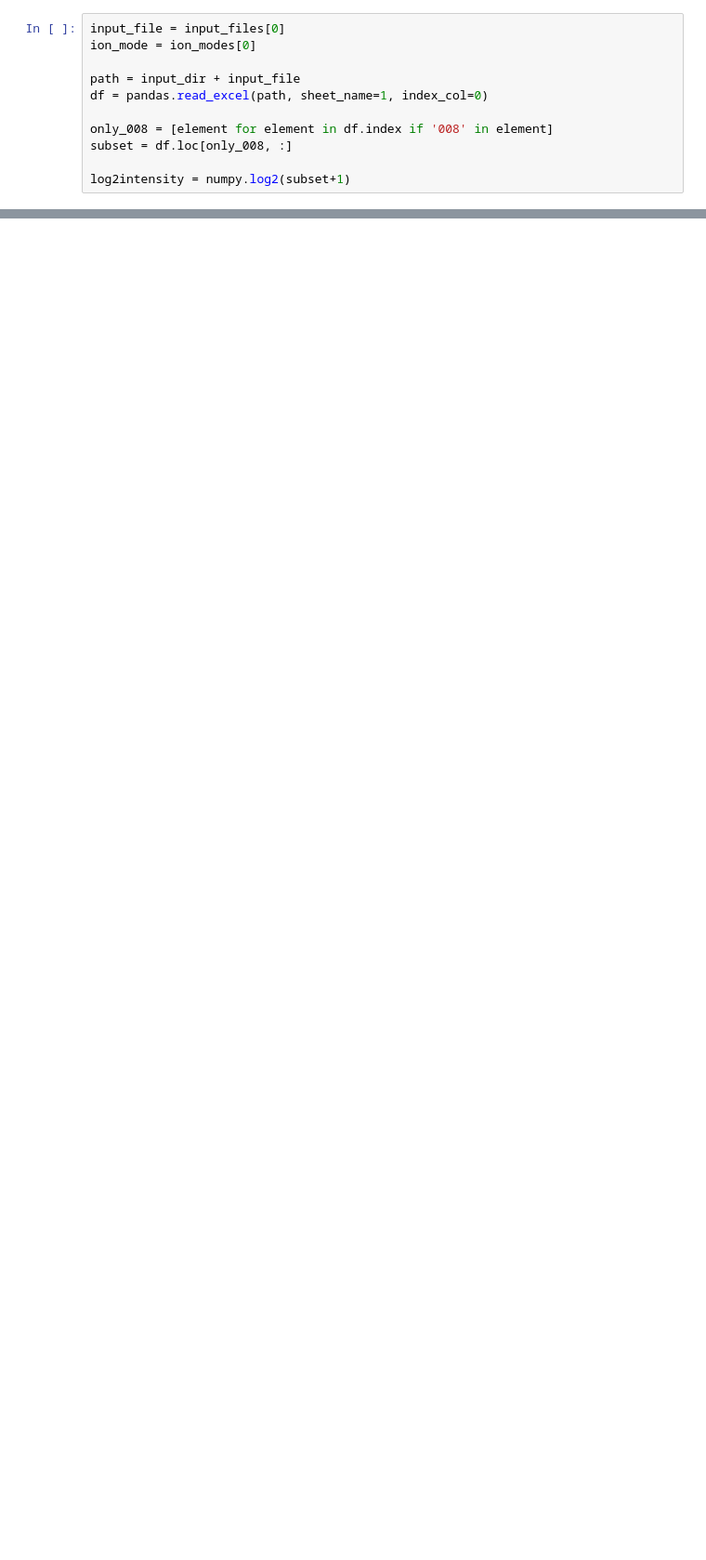
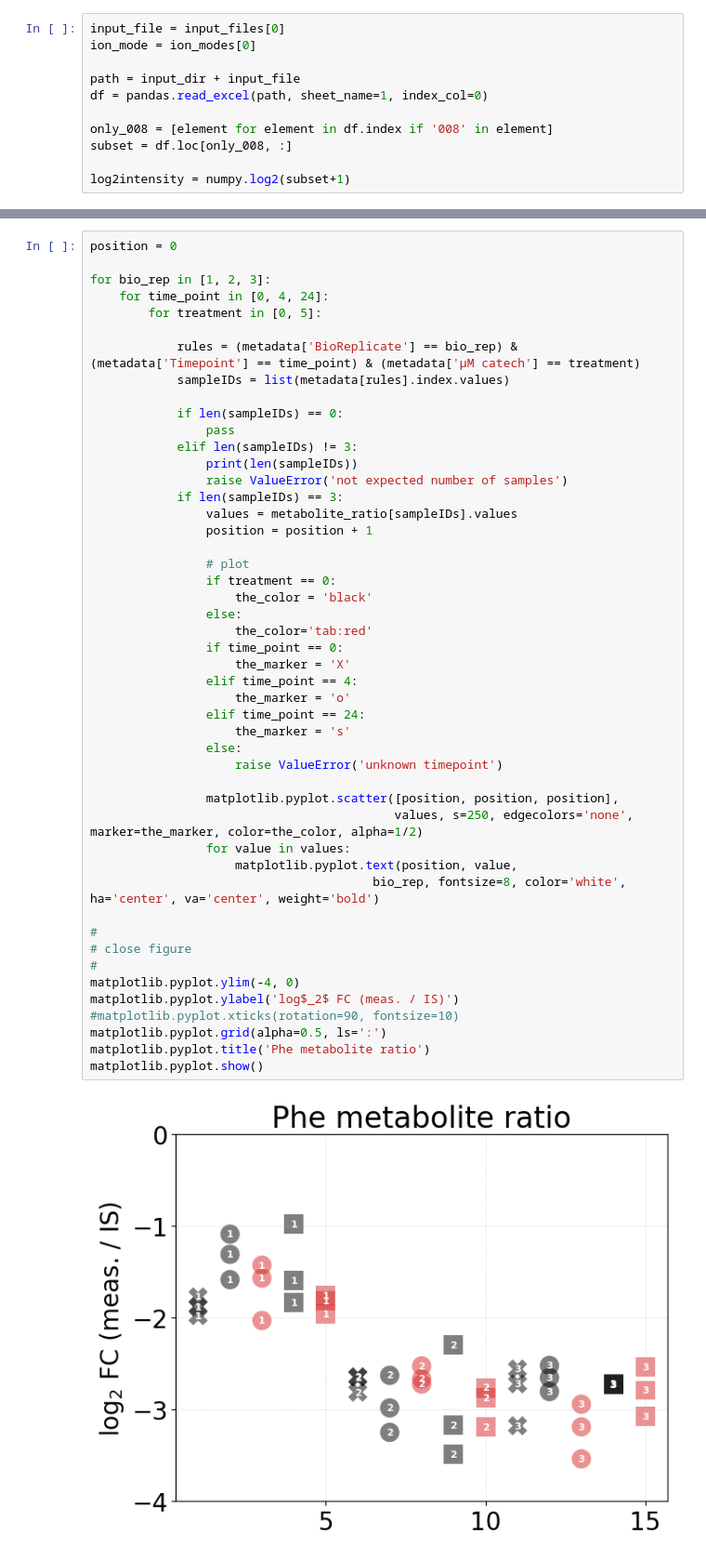
Before and after one commit to adelomana/vigur, a Jupyter notebook: metabolomics/targeted/isnorm_approach.ipynb, the cells around one changed output, grey strips where cells are left out. Shown at 93% size. Saved outputs shown, nothing was run; the diff lists cells and outputs as text; blank space fills up the shorter version.

```diff
--- a/metabolomics/targeted/isnorm_approach.ipynb
+++ b/metabolomics/targeted/isnorm_approach.ipynb
@@ -45,0 +160,50 @@ matplotlib.pyplot.show()
+# %%
+position = 0
+
+for bio_rep in [1, 2, 3]:
+    for time_point in [0, 4, 24]:
+        for treatment in [0, 5]:
+
+            rules = (metadata['BioReplicate'] == bio_rep) & (metadata['Timepoint'] == time_point) & (metadata['µM catech'] == treatment)
+            sampleIDs = list(metadata[rules].index.values)
+
+            if len(sampleIDs) == 0:
+                pass
+            elif len(sampleIDs) != 3:
+                print(len(sampleIDs))
+                raise ValueError('not expected number of samples')
+            if len(sampleIDs) == 3:
+                values = metabolite_ratio[sampleIDs].values
+                position = position + 1
+
+                # plot
+                if treatment == 0:
+                    the_color = 'black'
+                else:
+                    the_color='tab:red'
+                if time_point == 0:
+                    the_marker = 'X'
+                elif time_point == 4:
+                    the_marker = 'o'
+                elif time_point == 24:
+                    the_marker = 's'
+                else:
+                    raise ValueError('unknown timepoint')
+
+                matplotlib.pyplot.scatter([position, position, position],
+                                          values, s=250, edgecolors='none', marker=the_marker, color=the_color, alpha=1/2)
+                for value in values:
+                    matplotlib.pyplot.text(position, value,
+                                       bio_rep, fontsize=8, color='white', ha='center', va='center', weight='bold')
+
+#
+# close figure
+#
+matplotlib.pyplot.ylim(-4, 0)
+matplotlib.pyplot.ylabel('log$_2$ FC (meas. / IS)')
+#matplotlib.pyplot.xticks(rotation=90, fontsize=10)
+matplotlib.pyplot.grid(alpha=0.5, ls=':')
+matplotlib.pyplot.title('Phe metabolite ratio')
+matplotlib.pyplot.show()
+# %% [output]
+[figure, added]
```
Also changed, not shown: parts of 12 cells of this notebook, 3 other files.
